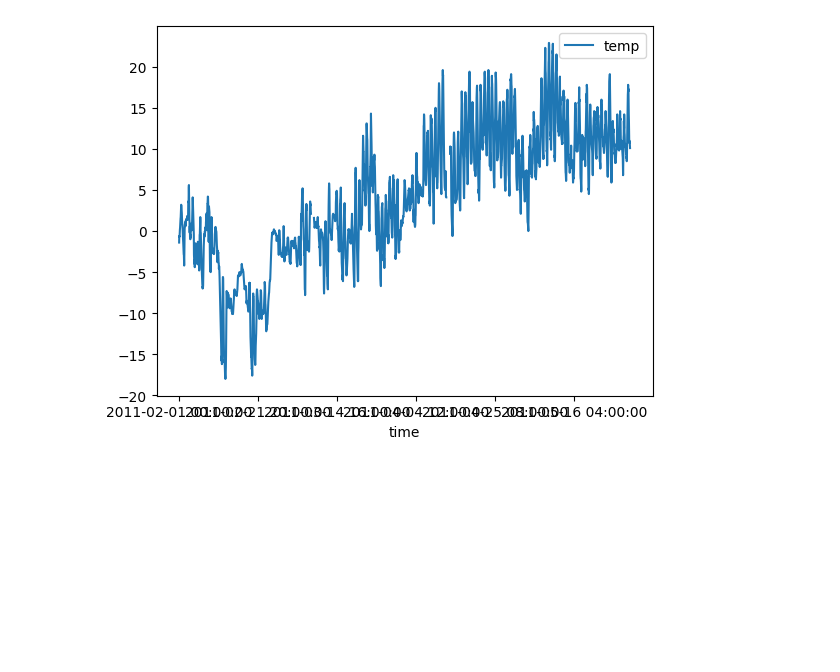
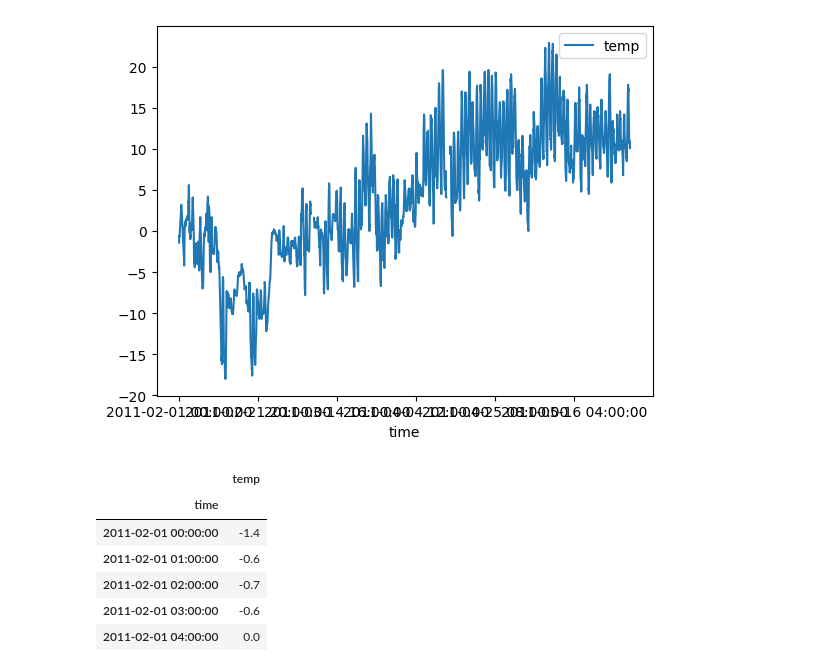
Before and after one commit to erikhalt/Hackathon, a Jupyter notebook: erik/aaa.ipynb, the cells around one changed output. Saved outputs shown, nothing was run; the diff lists cells and outputs as text; code cells hidden in the pictures; blank space fills up the shorter version.

```diff
--- a/erik/aaa.ipynb
+++ b/erik/aaa.ipynb
@@ -24,3 +24,13 @@ df_meteo.plot()
 # %% [output]
 <Axes: xlabel='time'>
 [figure]
+# %%
+df_meteo.head()
+# %% [output]
+|  | temp |
+| time |  |
+| 2011-02-01 00:00:00 | -1.4 |
+| 2011-02-01 01:00:00 | -0.6 |
+| 2011-02-01 02:00:00 | -0.7 |
+| 2011-02-01 03:00:00 | -0.6 |
+| 2011-02-01 04:00:00 | 0.0 |
```
Also changed, not shown: parts of 3 cells of this notebook, 1 other file.
